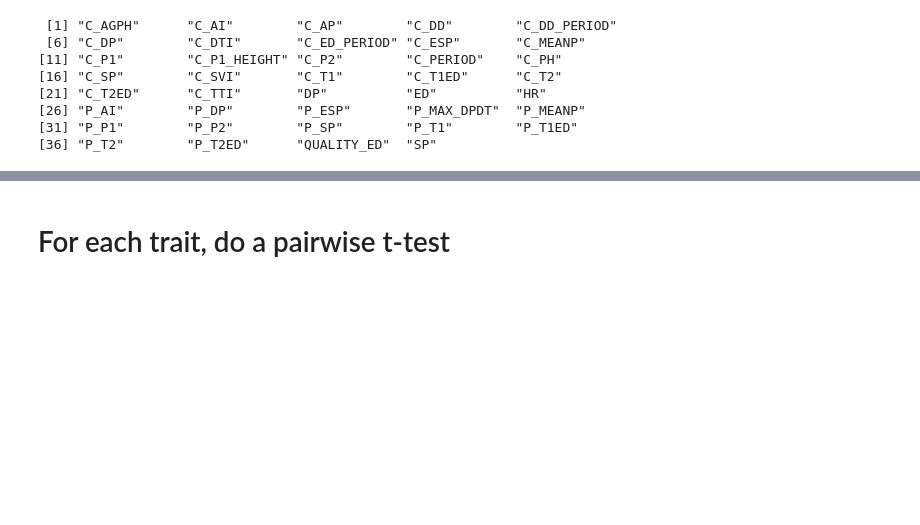
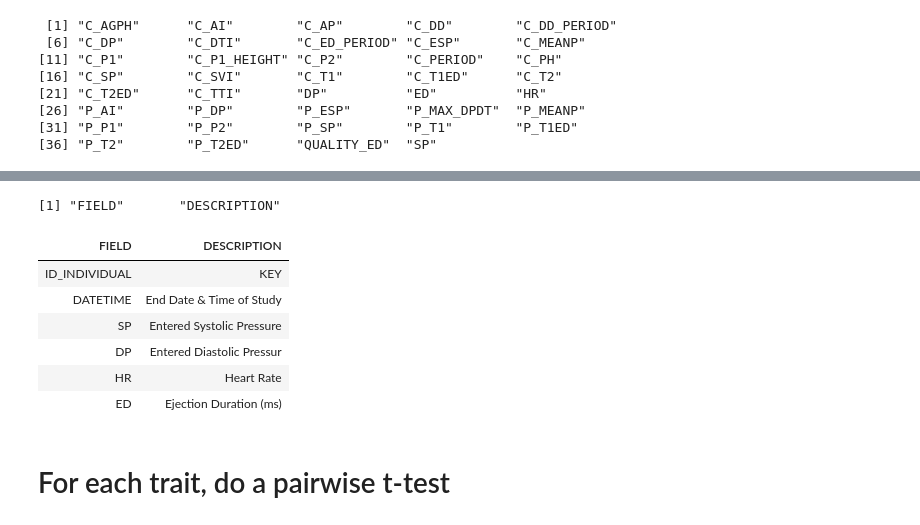
Before and after one commit to colettace/DataAnalyses, a Jupyter notebook: statistics/Coletta_ST765_DAP1.ipynb, the cells around one changed output, grey strips where cells are left out. Cells and saved outputs as stored; diff of their text form; code cells hidden in the pictures; blank space fills up the shorter version.

```diff
--- a/statistics/Coletta_ST765_DAP1.ipynb
+++ b/statistics/Coletta_ST765_DAP1.ipynb
@@ -97,0 +117,14 @@ intersection
+# %%
+names(descriptions)
+# %% [output]
+[1] "FIELD"       "DESCRIPTION"
+# %%
+head( descriptions)
+# %% [output]
+| FIELD | DESCRIPTION |
+| ID_INDIVIDUAL | KEY |
+| DATETIME | End Date & Time of Study |
+| SP | Entered Systolic Pressure |
+| DP | Entered Diastolic Pressur |
+| HR | Heart Rate |
+| ED | Ejection Duration (ms) |
```
Also changed, not shown: parts of 15 cells of this notebook.
